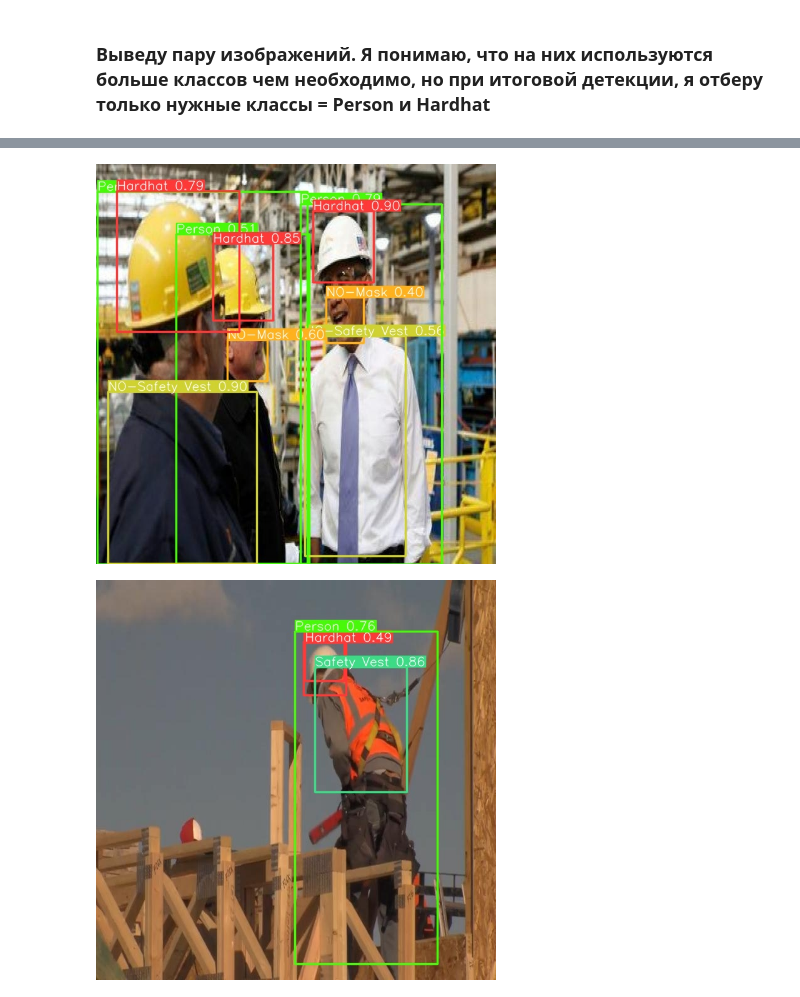
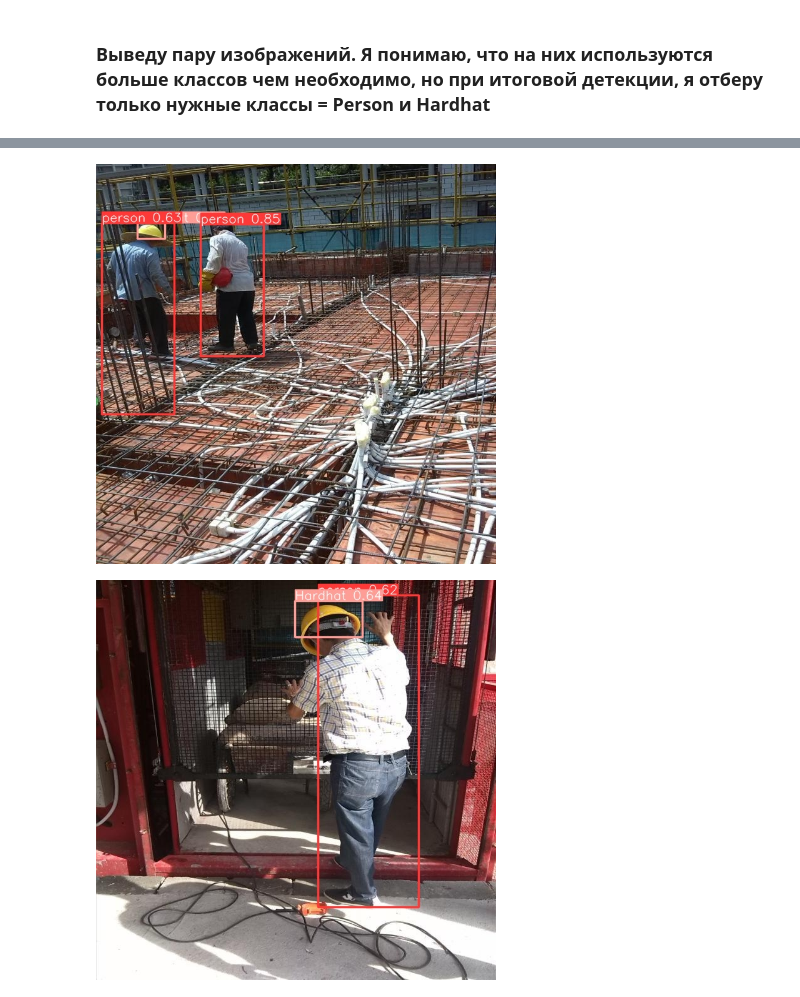
Before and after one commit to ekpog200/Detecting_and_rendering_people_2.0, a Jupyter notebook: tun_and_rec/train.ipynb, the cells around one changed output, grey strips where cells are left out. Saved outputs shown, nothing was run; the diff lists cells and outputs as text; code cells hidden in the pictures.

```diff
--- a/tun_and_rec/train.ipynb
+++ b/tun_and_rec/train.ipynb
@@ -107,8 +110,8 @@ Image(filename=f'{parent_directory}/runs/detect/predict3/000005_jpg.rf.96e9379cc
 # %%
-Image(filename=f'{parent_directory}/runs/detect/predict3/004763_jpg.rf.46484e6ca73caeaa9de45822cf1085a9.jpg', width=400)
+Image(filename=f'{parent_directory}/runs/detect/predict4/image_from_china-1390-_jpg.rf.6308ad6e460593f2e4c1f9e150685ae8.jpg', width=400)
 # %% [output]
-[figure, old version]
+[figure, new version]
 # %%
-Image(filename=f'{parent_directory}/runs/detect/predict3/youtube-186_jpg.rf.1f1d93447d4be3233c22c4ce9f6e0601.jpg', width=400)
+Image(filename=f'{parent_directory}/runs/detect/predict4/image_from_china-1514-_jpg.rf.a9e0cbf64288b89fb080355b828085c7.jpg', width=400)
 # %% [output]
-[figure, old version]
+[figure, new version]
```
Also changed, not shown: parts of 9 cells of this notebook, 38 other files.
